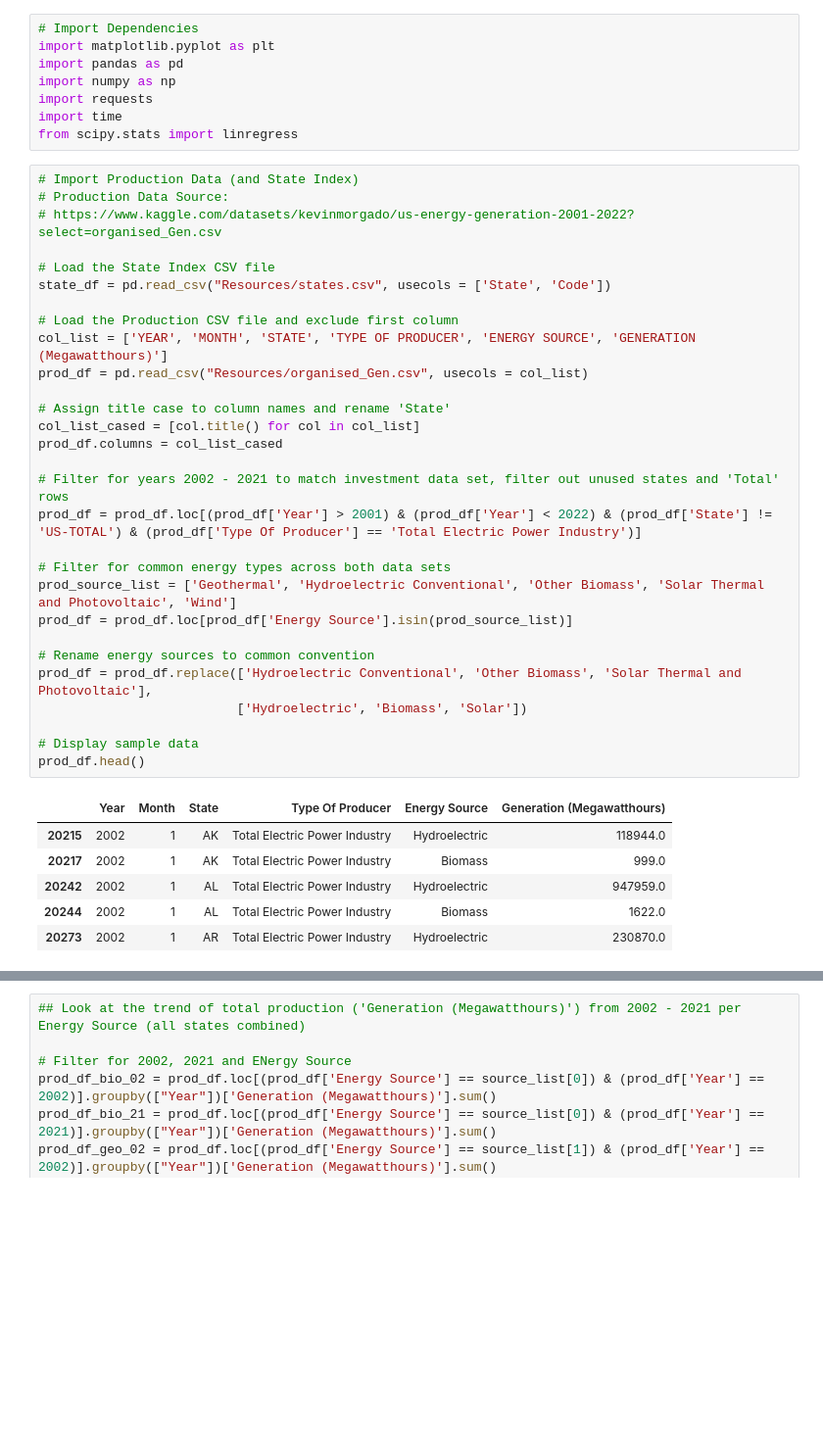
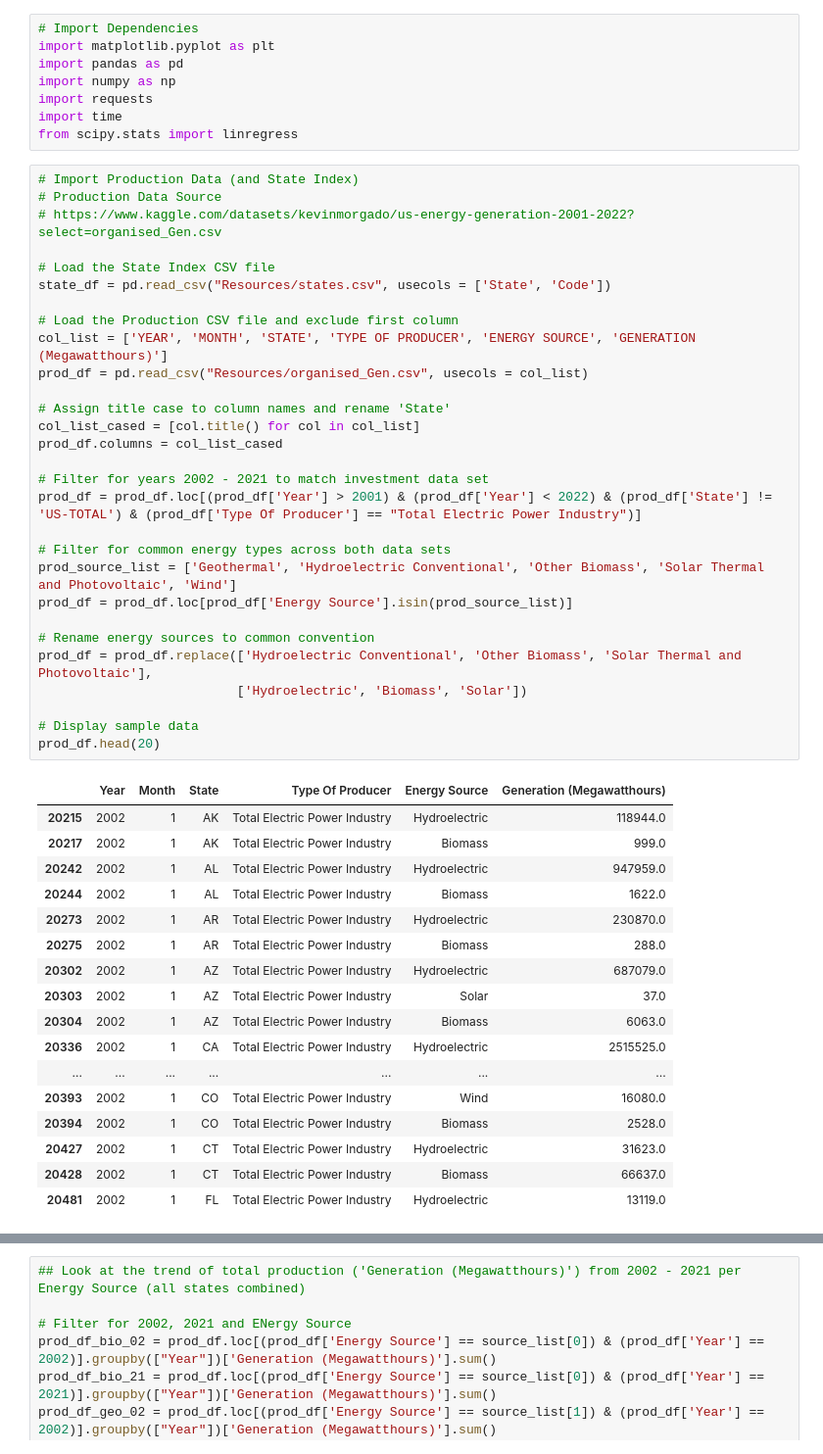
Before and after one commit to jrangel100/Project1, a Jupyter notebook: nrg_project.ipynb, the cells around one changed output, grey strips where cells are left out. Shown at 98% size. Cells and saved outputs as stored; diff of their text form; blank space fills up the shorter version.

```diff
--- a/nrg_project.ipynb
+++ b/nrg_project.ipynb
@@ -8,39 +8,50 @@ import time
 from scipy.stats import linregress
 # %%
 # Import Production Data (and State Index)
-# Production Data Source:
+# Production Data Source
 # https://www.kaggle.com/datasets/kevinmorgado/us-energy-generation-2001-2022?select=organised_Gen.csv
 
 # Load the State Index CSV file
 state_df = pd.read_csv("Resources/states.csv", usecols = ['State', 'Code'])
 
 # Load the Production CSV file and exclude first column
 col_list = ['YEAR', 'MONTH', 'STATE', 'TYPE OF PRODUCER', 'ENERGY SOURCE', 'GENERATION (Megawatthours)']
 prod_df = pd.read_csv("Resources/organised_Gen.csv", usecols = col_list)
 
 # Assign title case to column names and rename 'State'
 col_list_cased = [col.title() for col in col_list]
 prod_df.columns = col_list_cased
 
-# Filter for years 2002 - 2021 to match investment data set, filter out unused states and 'Total' rows
-prod_df = prod_df.loc[(prod_df['Year'] > 2001) & (prod_df['Year'] < 2022) & (prod_df['State'] != 'US-TOTAL') & (prod_df['Type Of Producer'] == 'Total Electric Power Industry')]
+# Filter for years 2002 - 2021 to match investment data set
+prod_df = prod_df.loc[(prod_df['Year'] > 2001) & (prod_df['Year'] < 2022) & (prod_df['State'] != 'US-TOTAL') & (prod_df['Type Of Producer'] == "Total Electric Power Industry")]
 
 # Filter for common energy types across both data sets
 prod_source_list = ['Geothermal', 'Hydroelectric Conventional', 'Other Biomass', 'Solar Thermal and Photovoltaic', 'Wind']
 prod_df = prod_df.loc[prod_df['Energy Source'].isin(prod_source_list)]
 
 # Rename energy sources to common convention
 prod_df = prod_df.replace(['Hydroelectric Conventional', 'Other Biomass', 'Solar Thermal and Photovoltaic'],
                           ['Hydroelectric', 'Biomass', 'Solar'])
 
 # Display sample data
-prod_df.head()
+prod_df.head(20)
 # %% [output]
 |  | Year | Month | State | Type Of Producer | Energy Source | Generation (Megawatthours) |
 | 20215 | 2002 | 1 | AK | Total Electric Power Industry | Hydroelectric | 118944.0 |
 | 20217 | 2002 | 1 | AK | Total Electric Power Industry | Biomass | 999.0 |
 | 20242 | 2002 | 1 | AL | Total Electric Power Industry | Hydroelectric | 947959.0 |
 | 20244 | 2002 | 1 | AL | Total Electric Power Industry | Biomass | 1622.0 |
 | 20273 | 2002 | 1 | AR | Total Electric Power Industry | Hydroelectric | 230870.0 |
+| 20275 | 2002 | 1 | AR | Total Electric Power Industry | Biomass | 288.0 |
+| 20302 | 2002 | 1 | AZ | Total Electric Power Industry | Hydroelectric | 687079.0 |
+| 20303 | 2002 | 1 | AZ | Total Electric Power Industry | Solar | 37.0 |
+| 20304 | 2002 | 1 | AZ | Total Electric Power Industry | Biomass | 6063.0 |
+| 20336 | 2002 | 1 | CA | Total Electric Power Industry | Hydroelectric | 2515525.0 |
+| ... | ... | ... | ... | ... | ... | ... |
+| 20393 | 2002 | 1 | CO | Total Electric Power Industry | Wind | 16080.0 |
+| 20394 | 2002 | 1 | CO | Total Electric Power Industry | Biomass | 2528.0 |
+| 20427 | 2002 | 1 | CT | Total Electric Power Industry | Hydroelectric | 31623.0 |
+| 20428 | 2002 | 1 | CT | Total Electric Power Industry | Biomass | 66637.0 |
+| 20481 | 2002 | 1 | FL | Total Electric Power Industry | Hydroelectric | 13119.0 |
 # %%
 # Import Investment Data
```
Also changed, not shown: parts of 12 cells of this notebook.
